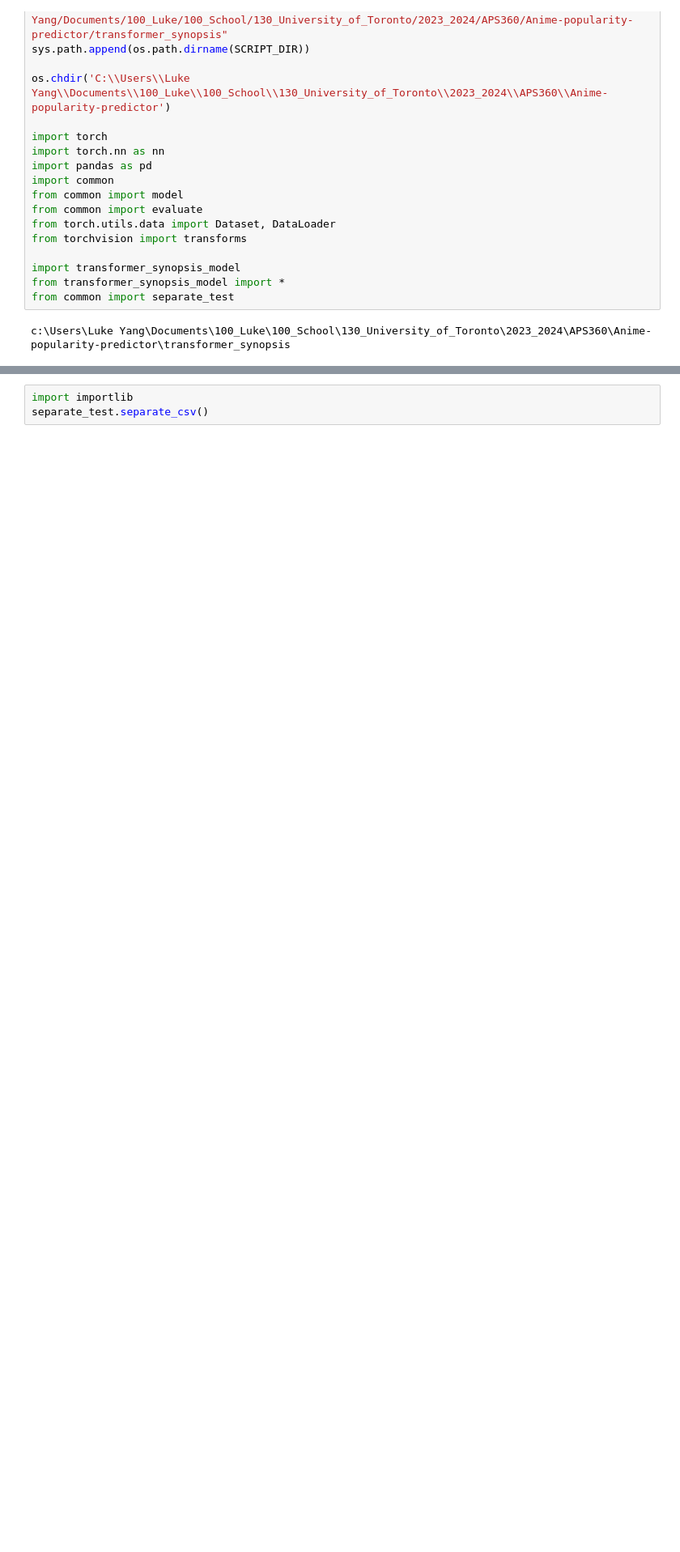
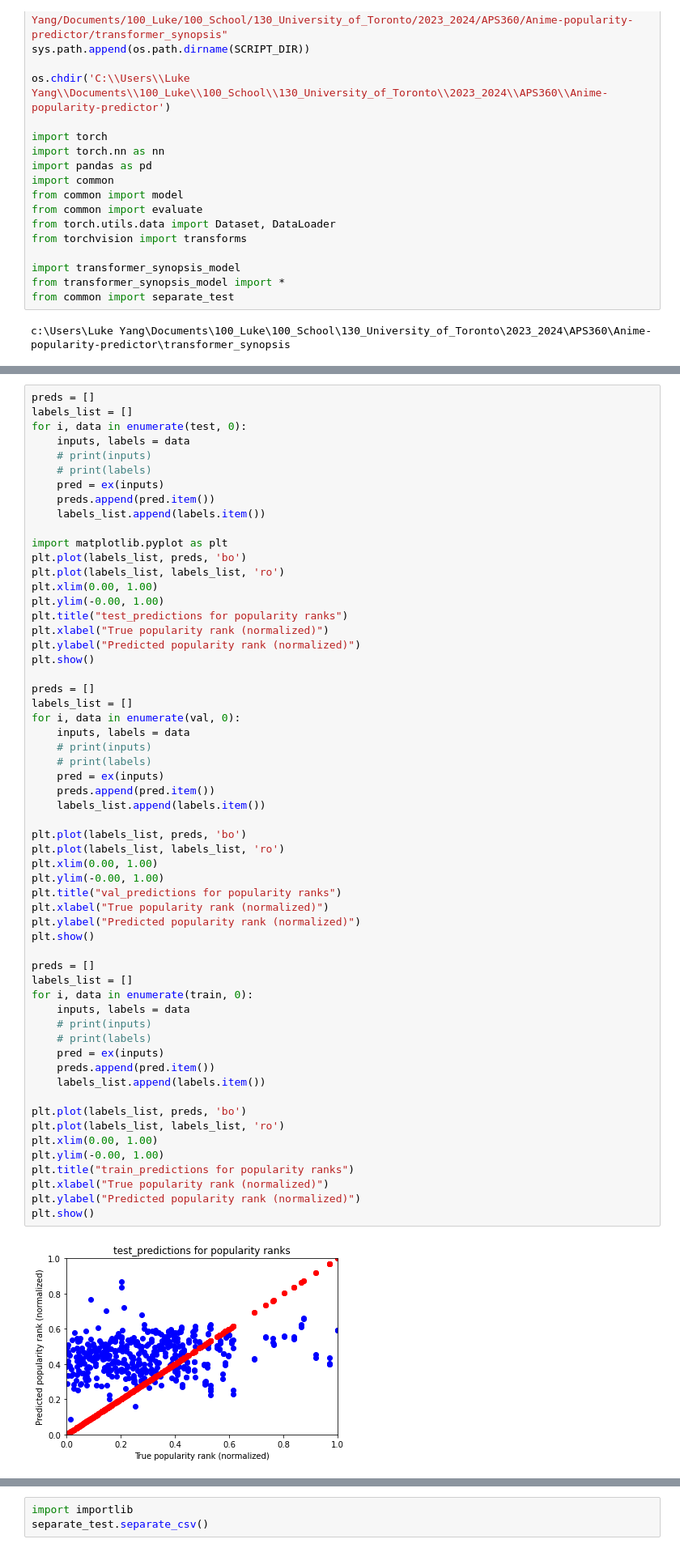
Before and after one commit to NeoLou/APS360-project, a Jupyter notebook: transformer_synopsis/transformer_synopsis.ipynb, the cells around one changed output, grey strips where cells are left out. Shown at 81% size. Cells and saved outputs as stored; diff of their text form; blank space fills up the shorter version.

```diff
--- a/transformer_synopsis/transformer_synopsis.ipynb
+++ b/transformer_synopsis/transformer_synopsis.ipynb
@@ -23,0 +114,60 @@ c:\Users\Luke Yang\Documents\100_Luke\100_School\130_University_of_Toronto\2023_
+# %%
+preds = []
+labels_list = []
+for i, data in enumerate(test, 0):
+    inputs, labels = data
+    # print(inputs)
+    # print(labels)
+    pred = ex(inputs)
+    preds.append(pred.item())
+    labels_list.append(labels.item())
+
+import matplotlib.pyplot as plt
+plt.plot(labels_list, preds, 'bo')
+plt.plot(labels_list, labels_list, 'ro')
+plt.xlim(0.00, 1.00)
+plt.ylim(-0.00, 1.00)
+plt.title("test_predictions for popularity ranks")
+plt.xlabel("True popularity rank (normalized)")
+plt.ylabel("Predicted popularity rank (normalized)")
+plt.show()
+
+preds = []
+labels_list = []
+for i, data in enumerate(val, 0):
+    inputs, labels = data
+    # print(inputs)
+    # print(labels)
+    pred = ex(inputs)
+    preds.append(pred.item())
+    labels_list.append(labels.item())
+
+plt.plot(labels_list, preds, 'bo')
+plt.plot(labels_list, labels_list, 'ro')
+plt.xlim(0.00, 1.00)
+plt.ylim(-0.00, 1.00)
+plt.title("val_predictions for popularity ranks")
+plt.xlabel("True popularity rank (normalized)")
+plt.ylabel("Predicted popularity rank (normalized)")
+plt.show()
+
+preds = []
+labels_list = []
+for i, data in enumerate(train, 0):
+    inputs, labels = data
+    # print(inputs)
+    # print(labels)
+    pred = ex(inputs)
+    preds.append(pred.item())
+    labels_list.append(labels.item())
+
+plt.plot(labels_list, preds, 'bo')
+plt.plot(labels_list, labels_list, 'ro')
+plt.xlim(0.00, 1.00)
+plt.ylim(-0.00, 1.00)
+plt.title("train_predictions for popularity ranks")
+plt.xlabel("True popularity rank (normalized)")
+plt.ylabel("Predicted popularity rank (normalized)")
+plt.show()
+# %% [output]
+[figure, added]
```
Also changed, not shown: parts of 13 cells of this notebook, 19 other files.
